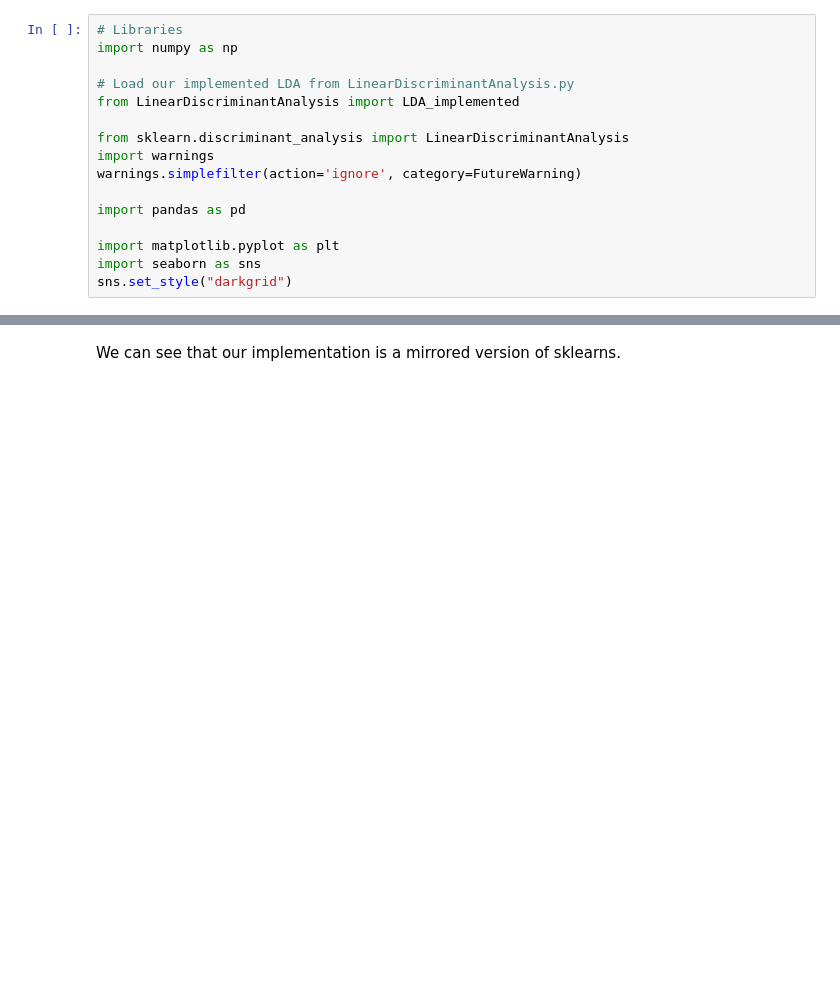
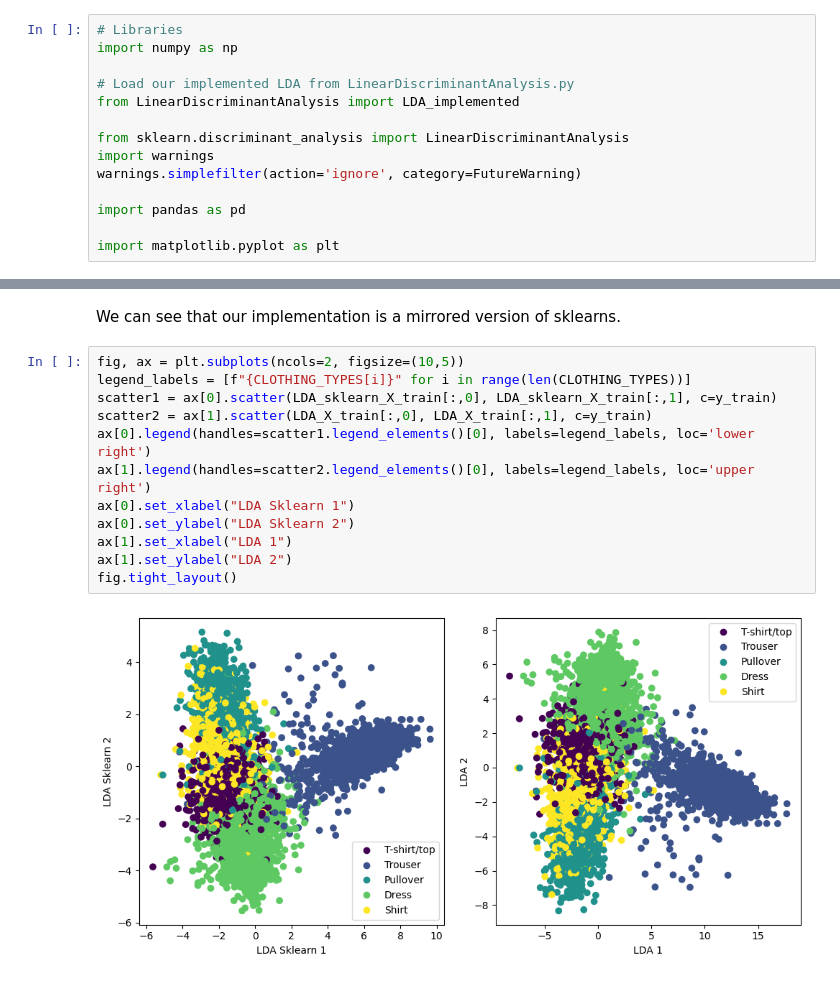
Before and after one commit to krusand/MLProject-FashionMNIST, a Jupyter notebook: 2a. LDA Implementation.ipynb, the cells around one changed output, grey strips where cells are left out. Drawn from its saved outputs; the diff is of its cells as text; blank space fills up the shorter version.

```diff
--- a/2a. LDA Implementation.ipynb
+++ b/2a. LDA Implementation.ipynb
@@ -16,8 +16,6 @@ warnings.simplefilter(action='ignore', category=FutureWarning)
 import pandas as pd
 
 import matplotlib.pyplot as plt
-import seaborn as sns
-sns.set_style("darkgrid")
 # %% [markdown]
 # Load data
 # %%
@@ -74,2 +72,16 @@ plt.tight_layout()
 # %% [markdown]
 We can see that our implementation is a mirrored version of sklearns.
+# %%
+fig, ax = plt.subplots(ncols=2, figsize=(10,5))
+legend_labels = [f"{CLOTHING_TYPES[i]}" for i in range(len(CLOTHING_TYPES))]
+scatter1 = ax[0].scatter(LDA_sklearn_X_train[:,0], LDA_sklearn_X_train[:,1], c=y_train)
+scatter2 = ax[1].scatter(LDA_X_train[:,0], LDA_X_train[:,1], c=y_train)
+ax[0].legend(handles=scatter1.legend_elements()[0], labels=legend_labels, loc='lower right')
+ax[1].legend(handles=scatter2.legend_elements()[0], labels=legend_labels, loc='upper right')
+ax[0].set_xlabel("LDA Sklearn 1")
+ax[0].set_ylabel("LDA Sklearn 2")
+ax[1].set_xlabel("LDA 1")
+ax[1].set_ylabel("LDA 2")
+fig.tight_layout()
+# %% [output]
+[figure, added]
```
Also changed, not shown: parts of 2 cells of this notebook, 1 other file.
